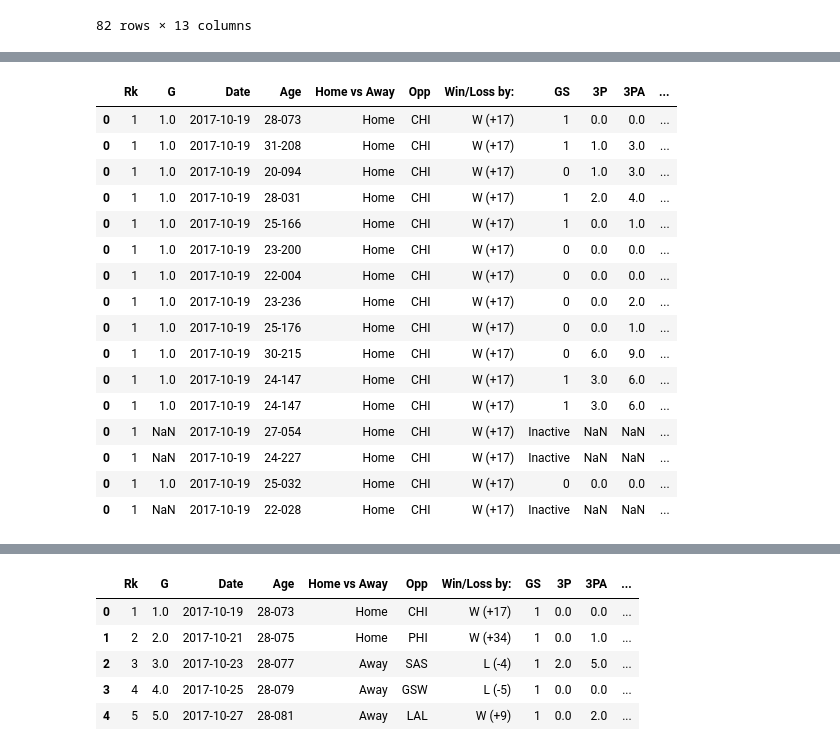
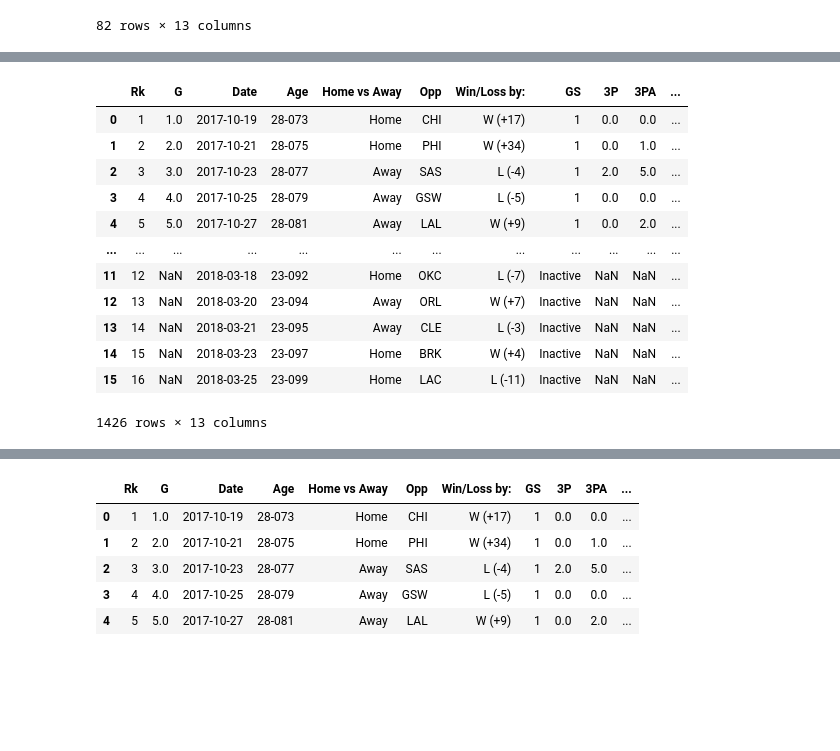
Before and after one commit to jferna73/project-one-, a Jupyter notebook: Data- Daniel/2017-2018 DataFrame.ipynb, the cells around one changed output, grey strips where cells are left out. Saved outputs shown, nothing was run; the diff lists cells and outputs as text; code cells hidden in the pictures; blank space fills up the shorter version.

```diff
--- a/Data- Daniel/2017-2018 DataFrame.ipynb
+++ b/Data- Daniel/2017-2018 DataFrame.ipynb
@@ -517,23 +550,25 @@ malcolm_miller_df
 | 81 | 82 | NaN | 2018-04-11 | 25-036 | Away | MIA | L (-7) | Inactive | NaN | NaN | ... |
 82 rows × 13 columns
 # %%
-malachi_richardson_df = malachi_richardson.drop(columns = ['FT', 'FTA', 'FT%', 'ORB',
+alfonzo_mckinnie_df = alfonzo_mckinnie.drop(columns = ['FT', 'FTA', 'FT%', 'ORB',
        'DRB', 'TRB', 'AST', 'STL', 'BLK', 'TOV', 'PF', 'PTS', 'GmSc', '+/-','MP', 'FG','FGA','FG%', 'Tm'])
-malachi_richardson_df['Date'] = pd.to_datetime(malachi_richardson_df['Date'], format = "%Y-%m-%d")
-malachi_richardson_df['Time Rested'] = kyle_df['Time Rested']
+alfonzo_mckinnie_df['Date'] = pd.to_datetime(alfonzo_mckinnie_df['Date'], format = "%Y-%m-%d")
+alfonzo_mckinnie_df['Date2'] = alfonzo_mckinnie_df['Date'].shift(+1)
+alfonzo_mckinnie_df['Time Rested'] = (alfonzo_mckinnie_df['Date'] - alfonzo_mckinnie_df['Date2']).dt.days
+alfonzo_mckinnie_df = alfonzo_mckinnie_df.drop(columns=['Date2'])
 
 # rename the unnamed columns for better clarification
-malachi_richardson_df = malachi_richardson_df.rename(columns = {"Unnamed: 5": "Home vs Away", "Unnamed: 7": "Win/Loss by:"})
+alfonzo_mckinnie_df = alfonzo_mckinnie_df.rename(columns = {"Unnamed: 5": "Home vs Away", "Unnamed: 7": "Win/Loss by:"})
 
 # replace the NaN values in the speicifc columns
-malachi_richardson_df['Home vs Away'].fillna("Home",inplace=True)
-malachi_richardson_df['Time Rested'].fillna("N/A", inplace = True)
+alfonzo_mckinnie_df['Home vs Away'].fillna("Home",inplace=True)
+alfonzo_mckinnie_df['Time Rested'].fillna("N/A", inplace = True)
 
 # replace the value in the column
-malachi_richardson_df= malachi_richardson_df.replace(to_replace = "@", value = "Away")
+alfonzo_mckinnie_df= alfonzo_mckinnie_df.replace(to_replace = "@", value = "Away")
 
 # Input player name to the end of the dataFrame
-malachi_richardson_df['Name'] = "Malachi Richardson"
-malachi_richardson_df
+alfonzo_mckinnie_df['Name'] = "Alfonzo Mckinnie"
+alfonzo_mckinnie_df
 # %% [output]
 |  | Rk | G | Date | Age | Home vs Away | Opp | Win/Loss by: | GS | 3P | 3PA | ... |
@@ -618,19 +668,0 @@ bruno_cabaclo_df
-# %%
-nigel_hayes_df = nigel_hayes.drop(columns = ['FT', 'FTA', 'FT%', 'ORB',
-       'DRB', 'TRB', 'AST', 'STL', 'BLK', 'TOV', 'PF', 'PTS', 'GmSc', '+/-','MP', 'FG','FGA','FG%', 'Tm'])
-nigel_hayes_df['Date'] = pd.to_datetime(nigel_hayes_df['Date'], format = "%Y-%m-%d")
-nigel_hayes_df['Time Rested'] = kyle_df['Time Rested']
-
-# rename the unnamed columns for better clarification
-nigel_hayes_df = nigel_hayes_df.rename(columns = {"Unnamed: 5": "Home vs Away", "Unnamed: 7": "Win/Loss by:"})
-
-# replace the NaN values in the speicifc columns
-nigel_hayes_df['Home vs Away'].fillna("Home",inplace=True)
-nigel_hayes_df['Time Rested'].fillna("N/A", inplace = True)
-
-# replace the value in the column
-nigel_hayes_df= nigel_hayes_df.replace(to_replace = "@", value = "Away")
-
-# Input player name to the end of the dataFrame
-nigel_hayes_df['Name'] = "Bruno Cabaclo"
-nigel_hayes_df
@@ -655,26 +669,22 @@ nigel_hayes_df
 # %%
 #List of Dataframes
-pdList = [demar_df, kyle_df, anunoby_df, sergeibaka_df, valanciunas_df, pascalsiakam_df, jakob_poltl_df, fred_vanvleet_df, delon_wright_df, cj_miles_df, norman_powell_df, lucas_nogeira_df, lorenzo_brown_df, malcolm_miller_df, malachi_richardson_df, alfonzo_mckinnie_df, bruno_cabaclo_df, nigel_hayes_df]
+pdList = [demar_df, kyle_df, anunoby_df, sergeibaka_df, valanciunas_df, pascalsiakam_df, jakob_poltl_df, fred_vanvleet_df, delon_wright_df, cj_miles_df, norman_powell_df, lucas_nogeira_df, lorenzo_brown_df, malcolm_miller_df, alfonzo_mckinnie_df, bruno_cabaclo_df, nigel_hayes_df]
 new_df = pd.concat(pdList)
-new_df.loc[new_df['Date'] == "2017-10-19", :]
+new_df
 # %% [output]
 |  | Rk | G | Date | Age | Home vs Away | Opp | Win/Loss by: | GS | 3P | 3PA | ... |
 | 0 | 1 | 1.0 | 2017-10-19 | 28-073 | Home | CHI | W (+17) | 1 | 0.0 | 0.0 | ... |
-| 0 | 1 | 1.0 | 2017-10-19 | 31-208 | Home | CHI | W (+17) | 1 | 1.0 | 3.0 | ... |
-| 0 | 1 | 1.0 | 2017-10-19 | 20-094 | Home | CHI | W (+17) | 0 | 1.0 | 3.0 | ... |
-| 0 | 1 | 1.0 | 2017-10-19 | 28-031 | Home | CHI | W (+17) | 1 | 2.0 | 4.0 | ... |
-| 0 | 1 | 1.0 | 2017-10-19 | 25-166 | Home | CHI | W (+17) | 1 | 0.0 | 1.0 | ... |
-| 0 | 1 | 1.0 | 2017-10-19 | 23-200 | Home | CHI | W (+17) | 0 | 0.0 | 0.0 | ... |
-| 0 | 1 | 1.0 | 2017-10-19 | 22-004 | Home | CHI | W (+17) | 0 | 0.0 | 0.0 | ... |
-| 0 | 1 | 1.0 | 2017-10-19 | 23-236 | Home | CHI | W (+17) | 0 | 0.0 | 2.0 | ... |
-| 0 | 1 | 1.0 | 2017-10-19 | 25-176 | Home | CHI | W (+17) | 0 | 0.0 | 1.0 | ... |
-| 0 | 1 | 1.0 | 2017-10-19 | 30-215 | Home | CHI | W (+17) | 0 | 6.0 | 9.0 | ... |
-| 0 | 1 | 1.0 | 2017-10-19 | 24-147 | Home | CHI | W (+17) | 1 | 3.0 | 6.0 | ... |
-| 0 | 1 | 1.0 | 2017-10-19 | 24-147 | Home | CHI | W (+17) | 1 | 3.0 | 6.0 | ... |
-| 0 | 1 | NaN | 2017-10-19 | 27-054 | Home | CHI | W (+17) | Inactive | NaN | NaN | ... |
-| 0 | 1 | NaN | 2017-10-19 | 24-227 | Home | CHI | W (+17) | Inactive | NaN | NaN | ... |
-| 0 | 1 | 1.0 | 2017-10-19 | 25-032 | Home | CHI | W (+17) | 0 | 0.0 | 0.0 | ... |
-| 0 | 1 | NaN | 2017-10-19 | 22-028 | Home | CHI | W (+17) | Inactive | NaN | NaN | ... |
+| 1 | 2 | 2.0 | 2017-10-21 | 28-075 | Home | PHI | W (+34) | 1 | 0.0 | 1.0 | ... |
+| 2 | 3 | 3.0 | 2017-10-23 | 28-077 | Away | SAS | L (-4) | 1 | 2.0 | 5.0 | ... |
+| 3 | 4 | 4.0 | 2017-10-25 | 28-079 | Away | GSW | L (-5) | 1 | 0.0 | 0.0 | ... |
+| 4 | 5 | 5.0 | 2017-10-27 | 28-081 | Away | LAL | W (+9) | 1 | 0.0 | 2.0 | ... |
+| ... | ... | ... | ... | ... | ... | ... | ... | ... | ... | ... | ... |
+| 11 | 12 | NaN | 2018-03-18 | 23-092 | Home | OKC | L (-7) | Inactive | NaN | NaN | ... |
+| 12 | 13 | NaN | 2018-03-20 | 23-094 | Away | ORL | W (+7) | Inactive | NaN | NaN | ... |
+| 13 | 14 | NaN | 2018-03-21 | 23-095 | Away | CLE | L (-3) | Inactive | NaN | NaN | ... |
+| 14 | 15 | NaN | 2018-03-23 | 23-097 | Home | BRK | W (+4) | Inactive | NaN | NaN | ... |
+| 15 | 16 | NaN | 2018-03-25 | 23-099 | Home | LAC | L (-11) | Inactive | NaN | NaN | ... |
+1426 rows × 13 columns
 # %%
 #Save as csv file
 new_df.to_csv("2017-18 Concat Dataframe.csv", encoding = 'utf-8', index = False, header= True)
```
Also changed, not shown: parts of 27 cells of this notebook, 1 other file.
